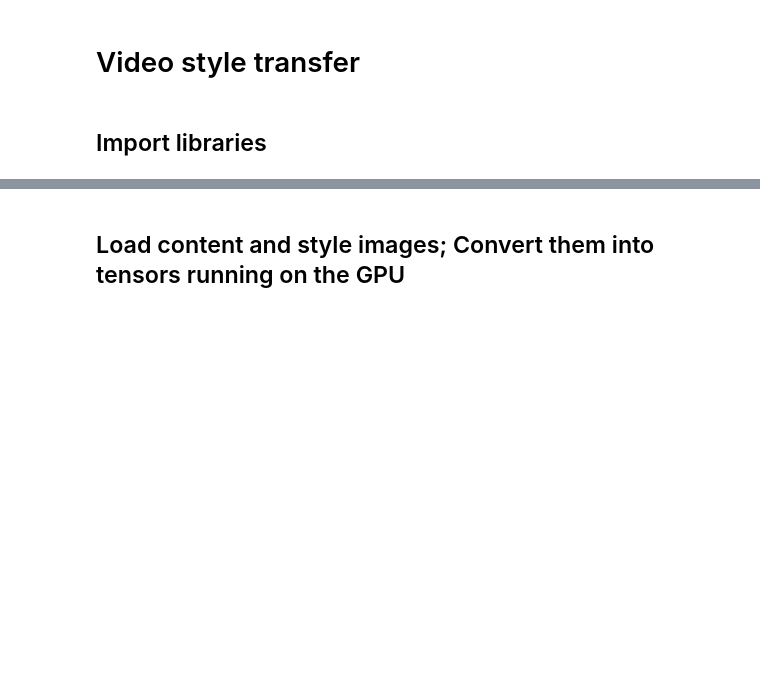
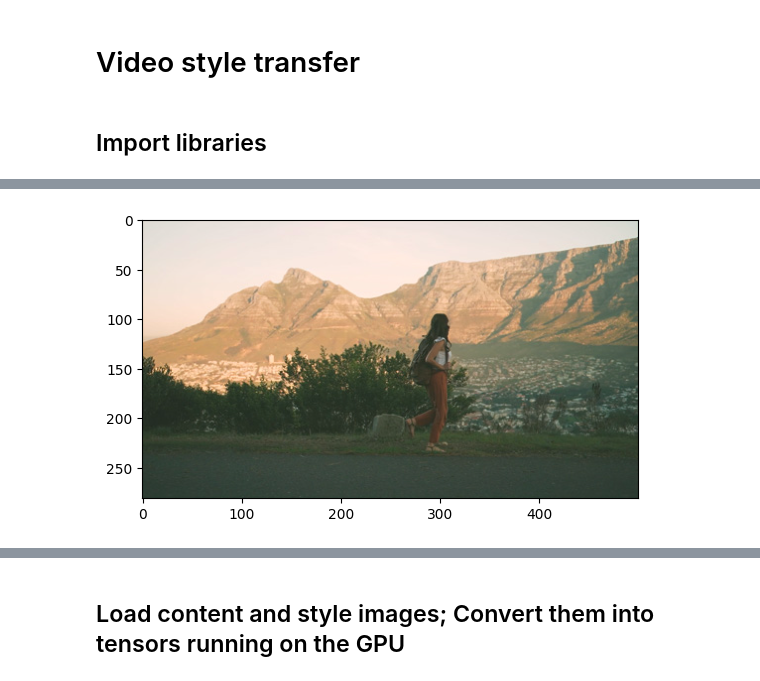
Before and after one commit to D-Mad/Video-Style-Transfer, a Jupyter notebook: video_transfer.ipynb, the cells around one changed output, grey strips where cells are left out. Cells and saved outputs as stored; diff of their text form; code cells hidden in the pictures; blank space fills up the shorter version.

```diff
--- a/video_transfer.ipynb
+++ b/video_transfer.ipynb
@@ -54,0 +58,83 @@ style_weight = 1
+# %%
+VGG = models.vgg19(pretrained=True).features
+VGG.to(device)
+for parameter in VGG.parameters():
+    parameter.requires_grad_(False)
+
+style_weights = {'conv1_1': 0.1,
+                 'conv2_1': 0.2,
+                 'conv3_1': 0.4,
+                 'conv4_1': 0.8,
+                 'conv5_1': 1.6}
+
+
+content_weight = 20
+style_weight = 1
+
+dataset = './dataset/'
+content_path = dataset+'input/'
+style_path = dataset+'style/'
+# content_path = './frames/'
+# style_path = './styles/'
+for i in tqdm(os.listdir(content_path)):
+
+    torch.manual_seed(0)
+
+    style_net = IST()
+    style_net.to(device)
+
+    optimizer = optim.Adam(style_net.parameters(), lr=0.001)
+
+    input = utils.load_image(content_path+i)
+    # content_image = transforms.functional.resize(input, (512,512))
+    content_image = input.to(device)
+    style_image = utils.load_image(style_path+'tar49.png')
+    # style_image = transforms.functional.resize(style_image, (512,512))
+    style_image = style_image.to(device)
+
+    content_features = utils.get_features(content_image, VGG)
+    style_features   = utils.get_features(style_image, VGG)
+
+    style_gram_matrixs = {layer: utils.get_grim_matrix(style_features[layer]) for layer in style_features}
+
+    for epoch in range(0, 100):
+
+        target = style_net(content_image).to(device)
+        target.requires_grad_(True)
+
+        target_features = utils.get_features(target, VGG)  # extract output image's all feature maps
+        content_loss = torch.mean((target_features['conv4_2'] - content_features['conv4_2']) ** 2)
+
+        style_loss = 0
+
+        for layer in style_weights:
+
+            target_feature = target_features[layer]  # output image's feature map after layer
+            target_gram_matrix = utils.get_grim_matrix(target_feature)
+            style_gram_matrix = style_gram_matrixs[layer]
+
+            layer_style_loss = style_weights[layer] * torch.mean((target_gram_matrix - style_gram_matrix) ** 2)
+            b, c, h, w = target_feature.shape
+            style_loss = style_loss + layer_style_loss / (c * h * w)
+
+
+        total_loss = content_weight * content_loss + style_weight * style_loss
+
+        optimizer.zero_grad()
+        total_loss.backward()
+        optimizer.step()
+
+        if epoch % 20==0 or epoch ==99:
+            # print("After %d criterions:" % epoch)
+            print('Total loss: ', total_loss.item())
+            print('Content loss: ', content_loss.item())
+            print('Style loss: ', style_loss.item())
+            plt.imshow(utils.im_convert(target))
+            plt.show()
+    break
+    # print('Total loss: ', total_loss.item())
+    # print('Content loss: ', content_loss.item())
+    # print('Style loss: ', style_loss.item())
+    # plt.imsave('outputs/'+i, utils.im_convert(target))
+#
+# %% [output]
@@ -54,0 +144 @@ style_weight = 1
+[figure, added]
```
Also changed, not shown: parts of 11 cells of this notebook, 1 other file.
